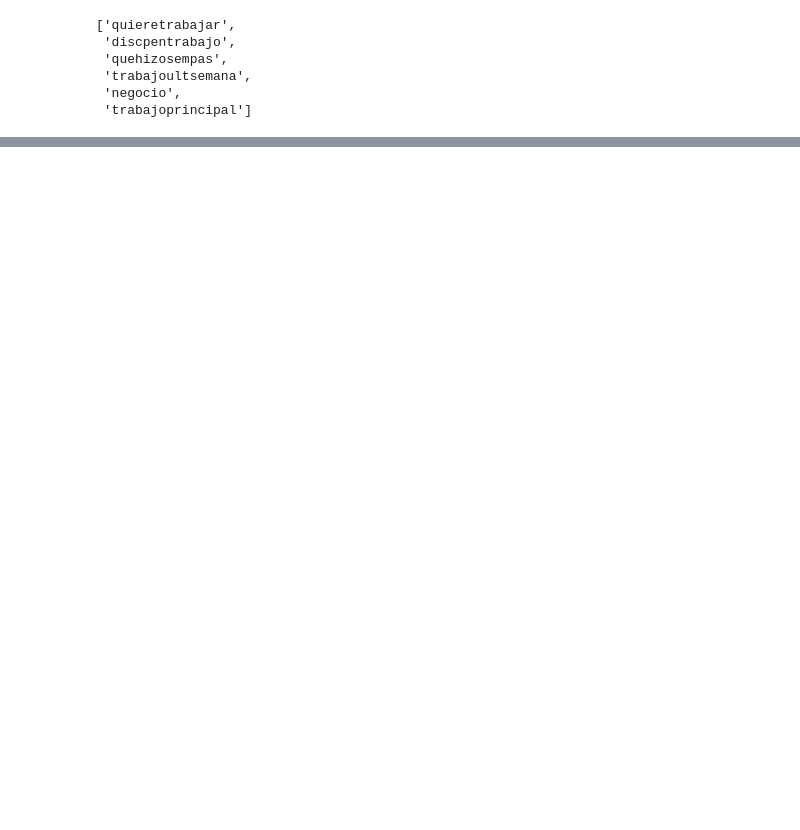
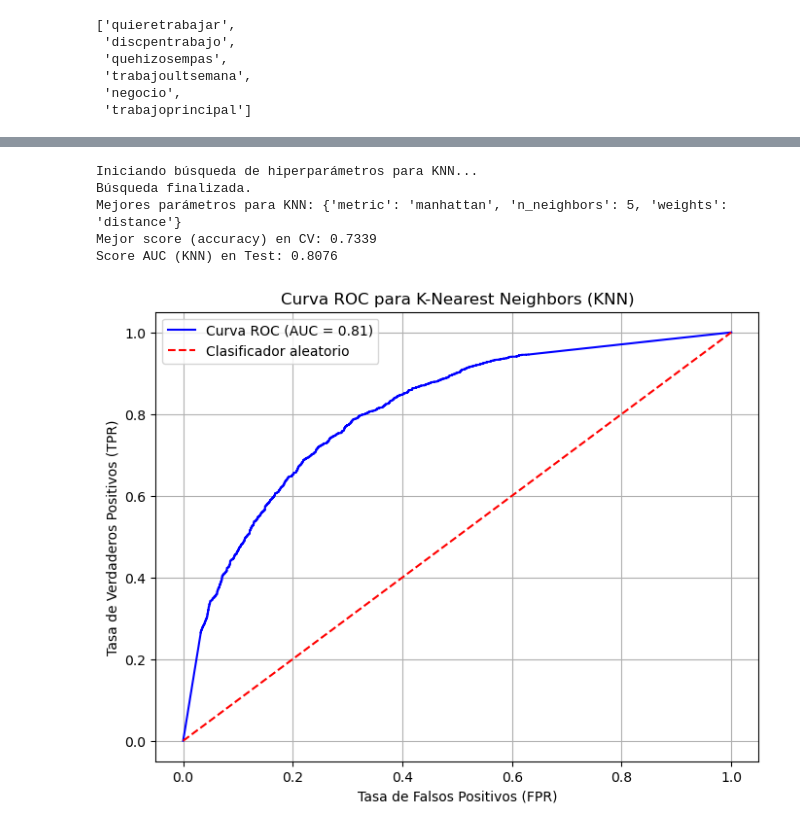
Before and after one commit to RafaelPCh/BigDataUBA-Grupo3, a Jupyter notebook: TpDiscapacidad/Data.ipynb, the cells around one changed output, grey strips where cells are left out. Saved outputs shown, nothing was run; the diff lists cells and outputs as text; code cells hidden in the pictures; blank space fills up the shorter version.

```diff
--- a/TpDiscapacidad/Data.ipynb
+++ b/TpDiscapacidad/Data.ipynb
@@ -179,3 +285,9 @@ Index(['departamento', 'conglomerado', 'parentesco', 'sexo', 'edad',
+# %%
+dataset.loc[dataset['edad'] < 12, 'etnia'] = 0
+# %%
+dataset.drop(columns = 'trabajoprincipal',inplace= True)
+# %%
+dataset_limpio = dataset.dropna()
 # %%
 variablesdummy = ['departamento', 'parentesco', 'sexo',
        'estadocivil', 'estudio', 'region', 'area', 'quieretrabajar',
@@ -183,7 +295,7 @@ variablesdummy = ['departamento', 'parentesco', 'sexo',
        'tratodist', 'relacionsentimentalpas', 'voto', 'impdesarrollopersonal',
        'valoracosas', 'sintonmacronico', 'accidente', 'hijos', 'segurodesalud',
        'presenciasintomadisc', 'lee', 'asisteestablecimiento', 'xqno', 'etnia',
-       'educativo', 'farmacia', 'spub', 'mercado', 'super', 'calledespejada',
+       'educativo', 'farmacia', 'spub', 'mercado', 'super',
        'aereo', 'estadovias', 'movilidad', 'vision', 'comunicacion',
        'audicion', 'cognitivo', 'social', 'cronico']
 
@@ -211,3 +344,61 @@ X_train, X_test, y_train, y_test = train_test_split(X, y, test_size=0.3, random_
+# %%
+from sklearn.metrics import roc_curve, roc_auc_score
+from sklearn.datasets import make_classification
+import matplotlib.pyplot as plt
+knn = KNeighborsClassifier()
+
+# b. Definir la grilla de hiperparámetros de KNN
+param_grid = {
+    'n_neighbors': [3, 5, 7, 11, 15],  # El valor de K
+    'weights': ['uniform', 'distance'], # Cómo pesan los vecinos
+    'metric': ['euclidean', 'manhattan'] # Tipo de distancia
+}
+
+# c. Configurar la búsqueda en grilla
+# Usamos n_jobs=-1 para que use todos los procesadores (más rápido)
+grid_search_knn = GridSearchCV(knn, param_grid, cv=5, scoring='accuracy', n_jobs=-1)
+
+# d. Ejecutar la búsqueda (¡Usando los datos escalados!)
+print("Iniciando búsqueda de hiperparámetros para KNN...")
+grid_search_knn.fit(X_train_scaled, y_train)
+
+# --- 2. MOSTRAR MEJORES RESULTADOS ---
+print("Búsqueda finalizada.")
+print(f"Mejores parámetros para KNN: {grid_search_knn.best_params_}")
+print(f"Mejor score (accuracy) en CV: {grid_search_knn.best_score_:.4f}")
+
+# --- 3. OBTENER PREDICCIONES Y GRAFICAR ROC ---
+
+# a. Obtener el mejor modelo (ya entrenado)
+best_model = grid_search_knn.best_estimator_
+
+# b. Obtener las probabilidades sobre el set de PRUEBA (escalado)
+y_pred_proba = best_model.predict_proba(X_test_scaled)[:, 1]
+
+# c. Calcular el score AUC
+auc_score = roc_auc_score(y_test, y_pred_proba)
+print(f"Score AUC (KNN) en Test: {auc_score:.4f}")
+
+# d. Calcular los puntos de la curva (FPR, TPR)
+fpr, tpr, thresholds = roc_curve(y_test, y_pred_proba)
+
+# e. Graficar 📈
+plt.figure(figsize=(8, 6))
+plt.plot(fpr, tpr, color='blue', label=f'Curva ROC (AUC = {auc_score:.2f})')
+plt.plot([0, 1], [0, 1], color='red', linestyle='--', label='Clasificador aleatorio')
+plt.xlabel('Tasa de Falsos Positivos (FPR)')
+plt.ylabel('Tasa de Verdaderos Positivos (TPR)')
+plt.title('Curva ROC para K-Nearest Neighbors (KNN)')
+plt.legend()
+plt.grid()
+plt.show()
+# %% [output]
+Iniciando búsqueda de hiperparámetros para KNN...
+Búsqueda finalizada.
+Mejores parámetros para KNN: {'metric': 'manhattan', 'n_neighbors': 5, 'weights': 'distance'}
+Mejor score (accuracy) en CV: 0.7339
+Score AUC (KNN) en Test: 0.8076
+[figure, added]
 # %%
 model = LogisticRegression()
 
```
Also changed, not shown: parts of 29 cells of this notebook.
